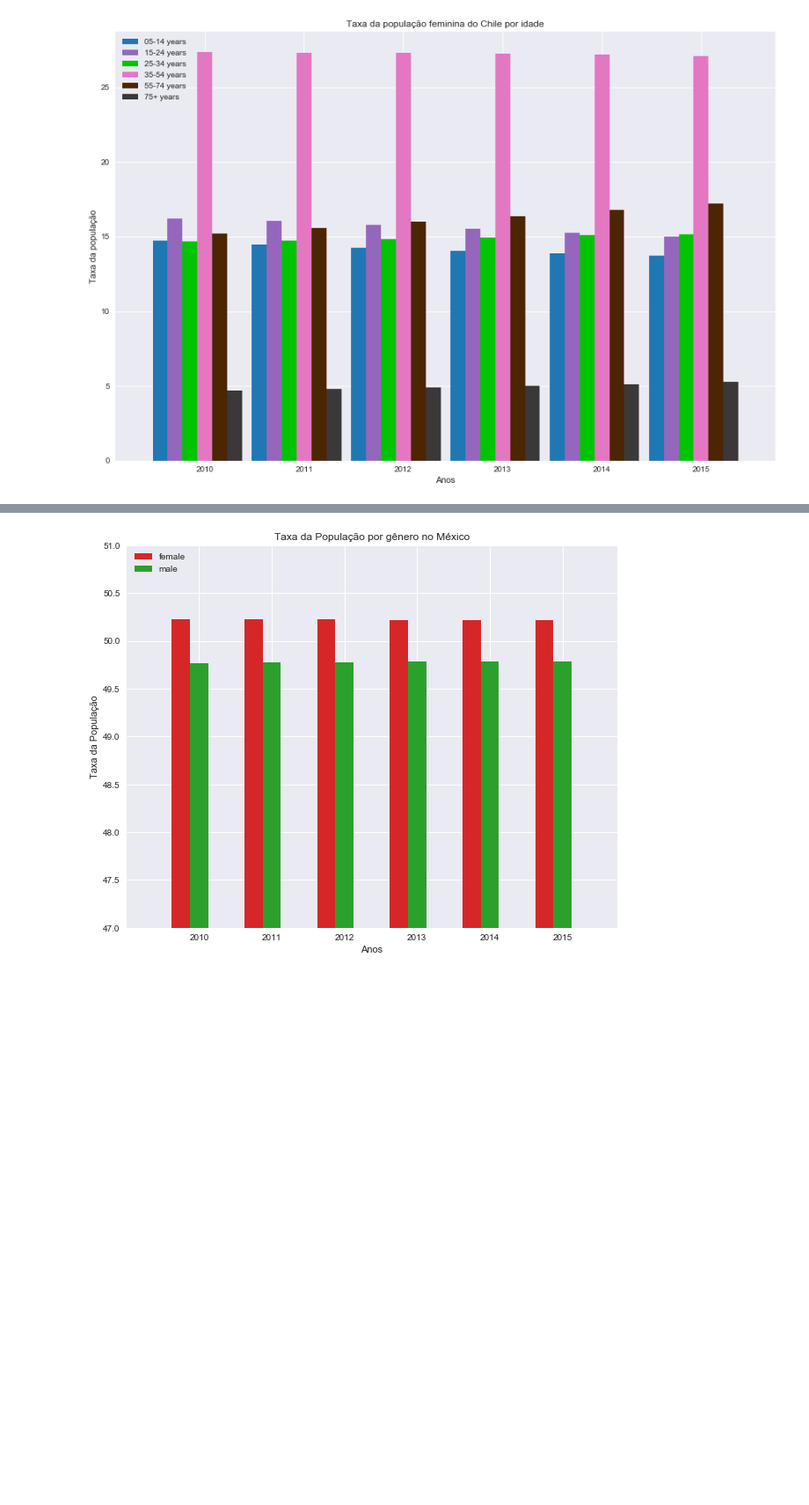
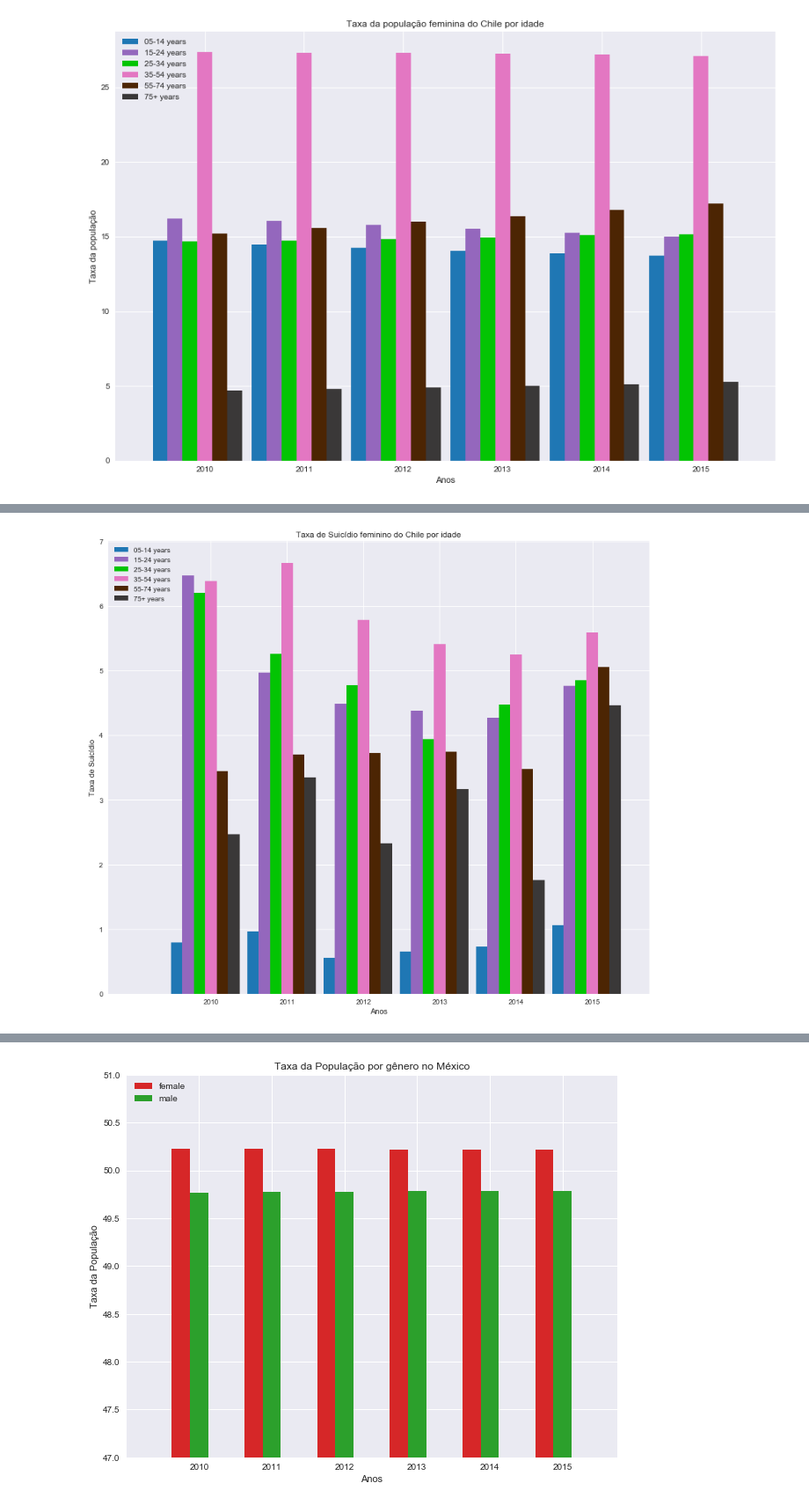
Before and after one commit to Eudess/suicide-data-science, a Jupyter notebook: Entrega 03/suicide_analytics.ipynb, the cells around one changed output, grey strips where cells are left out. Shown at 88% size. Cells and saved outputs as stored; diff of their text form; code cells hidden in the pictures; blank space fills up the shorter version.

```diff
--- a/Entrega 03/suicide_analytics.ipynb
+++ b/Entrega 03/suicide_analytics.ipynb
@@ -611,3 +623,7 @@ generate_chart_rate_population_age(chile_female, "Taxa da população", "Anos",
+# %%
+generate_chart_suicide_age(chile_female, "Taxa de Suicídio", "Anos", "Taxa de Suicídio feminino do Chile por idade", age_colors)
+# %% [output]
+[figure, added]
 # %%
 generate_chart_suicide_gen(gme, "Taxa de Suicídio", "Anos", "Taxa de Suicídio por gênero no México",male_female_colors, 0.25)
 # %% [output]
```
Also changed, not shown: parts of 87 cells of this notebook.
